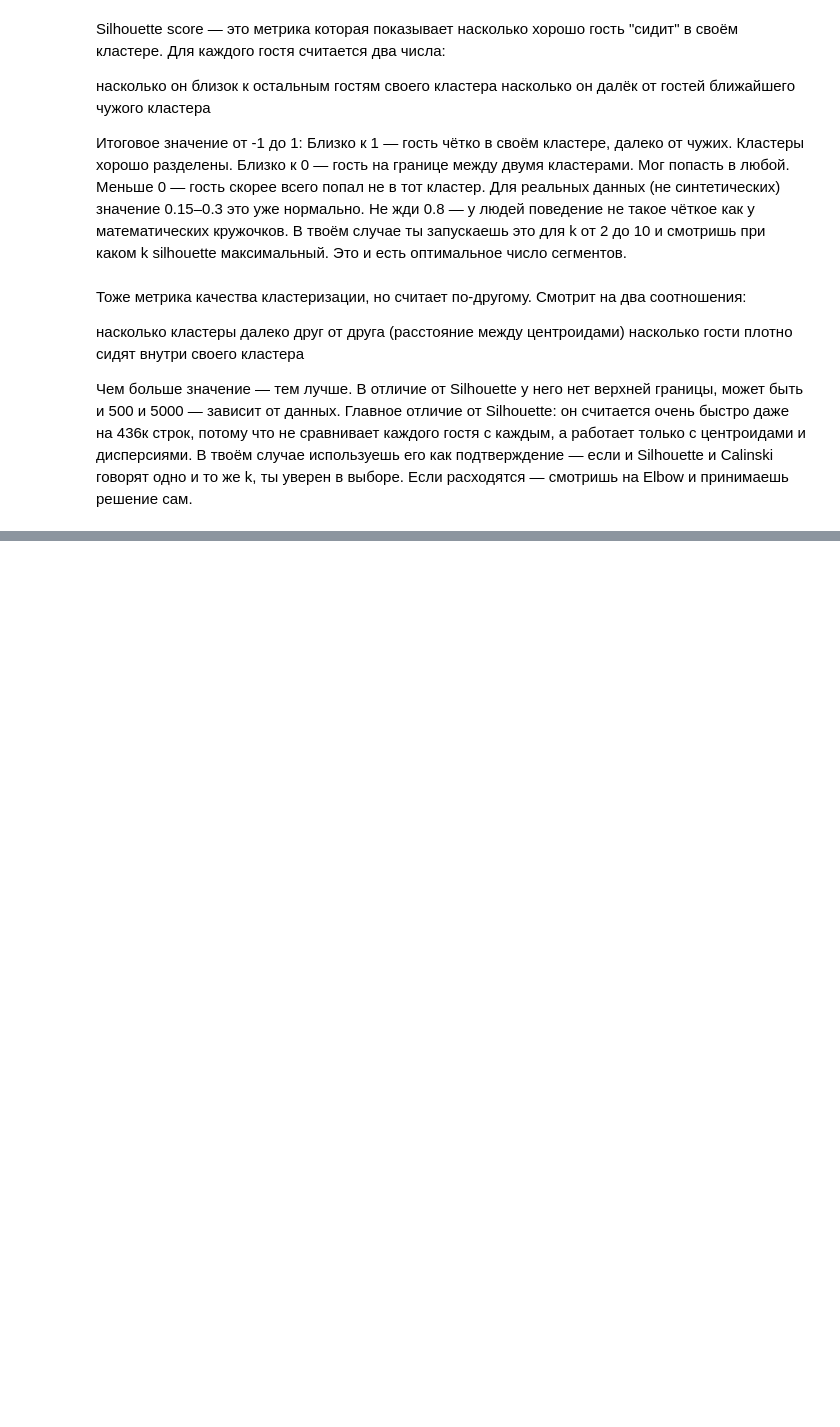
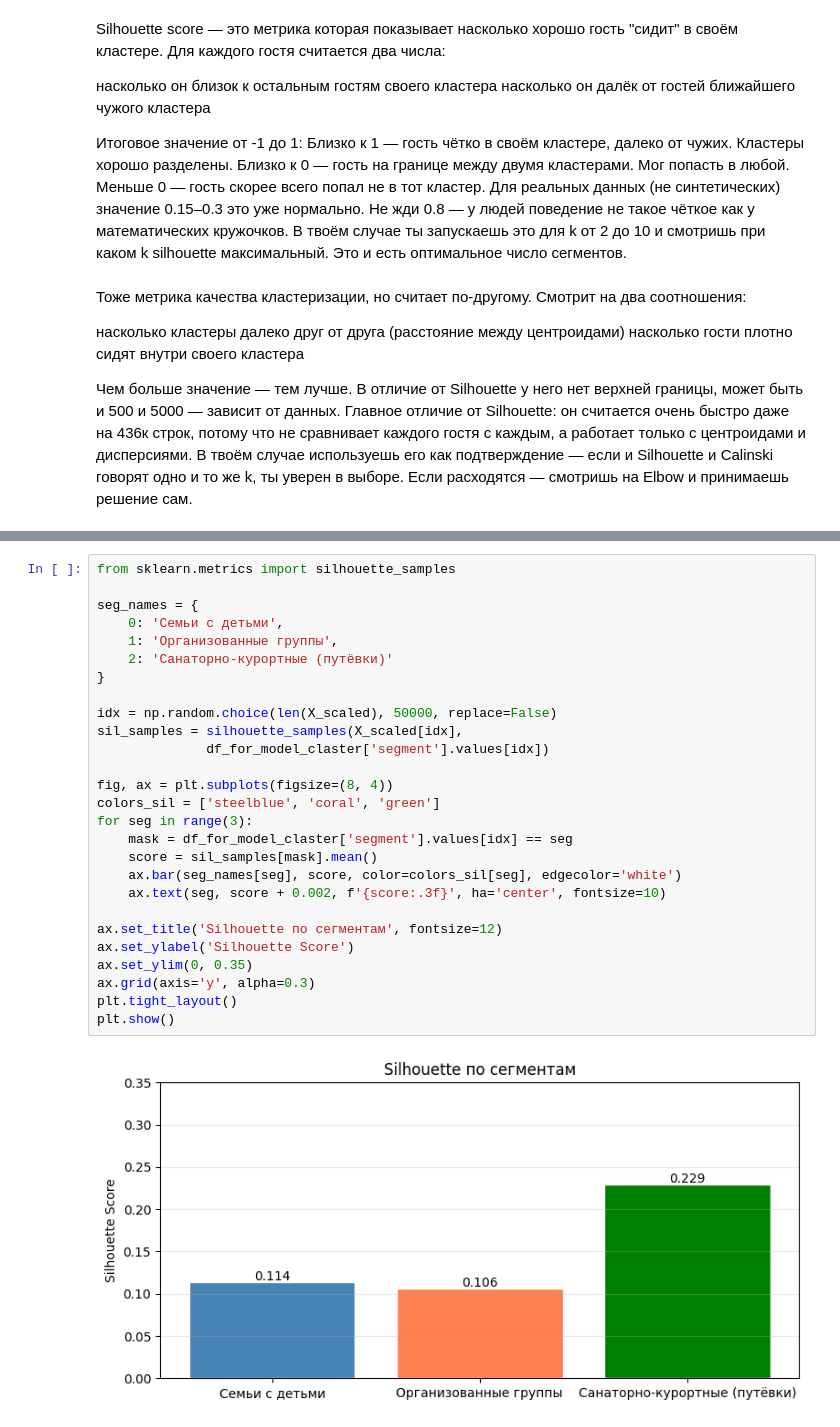
Before and after one commit to MSSAS/booking, a Jupyter notebook: ml/pipeline_clustering.ipynb, the cells around one changed output, grey strips where cells are left out. Saved outputs shown, nothing was run; the diff lists cells and outputs as text; blank space fills up the shorter version.

```diff
--- a/ml/pipeline_clustering.ipynb
+++ b/ml/pipeline_clustering.ipynb
@@ -1171 +1301,30 @@ discount_rate=15.56 — в 15 раз больше скидка чем у ост
+# %%
+from sklearn.metrics import silhouette_samples
+
+seg_names = {
+    0: 'Семьи с детьми',
+    1: 'Организованные группы',
+    2: 'Санаторно-курортные (путёвки)'
+}
+
+idx = np.random.choice(len(X_scaled), 50000, replace=False)
+sil_samples = silhouette_samples(X_scaled[idx],
+              df_for_model_claster['segment'].values[idx])
+
+fig, ax = plt.subplots(figsize=(8, 4))
+colors_sil = ['steelblue', 'coral', 'green']
+for seg in range(3):
+    mask = df_for_model_claster['segment'].values[idx] == seg
+    score = sil_samples[mask].mean()
+    ax.bar(seg_names[seg], score, color=colors_sil[seg], edgecolor='white')
+    ax.text(seg, score + 0.002, f'{score:.3f}', ha='center', fontsize=10)
+
+ax.set_title('Silhouette по сегментам', fontsize=12)
+ax.set_ylabel('Silhouette Score')
+ax.set_ylim(0, 0.35)
+ax.grid(axis='y', alpha=0.3)
+plt.tight_layout()
+plt.show()
+# %% [output]
+[figure, added]
 # %%
```
Also changed, not shown: parts of 39 cells of this notebook, 4 other files.
